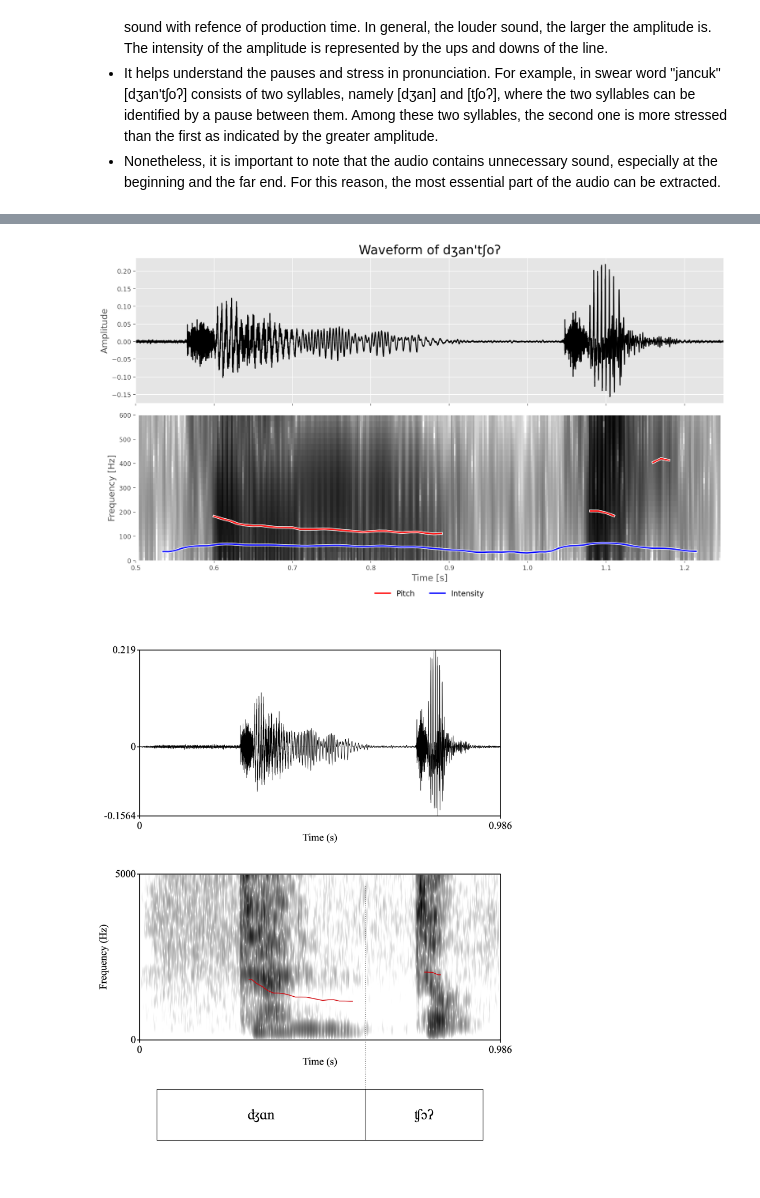
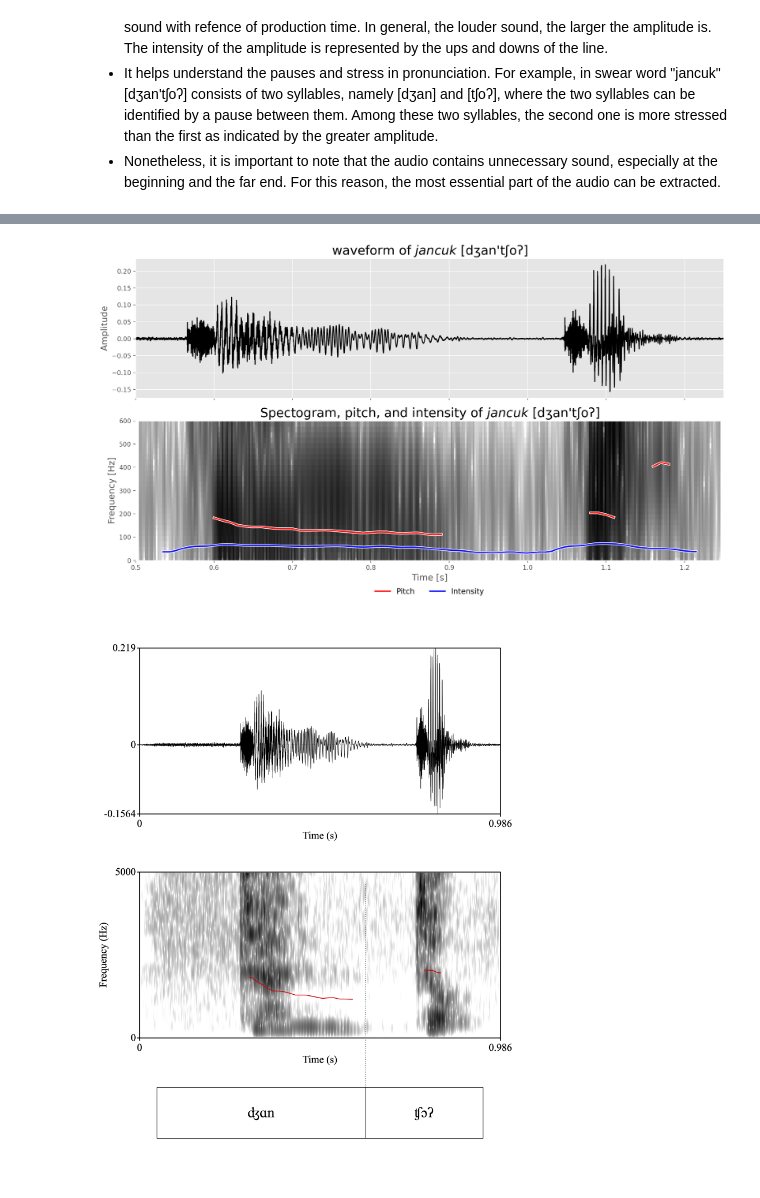
Before and after one commit to LingAdeu/python-for-linguistic-analysis, a Jupyter notebook: notebook/03_acoustic-phonetics.ipynb, the cells around one changed output, grey strips where cells are left out. Cells and saved outputs as stored; diff of their text form; code cells hidden in the pictures.

```diff
--- a/notebook/03_acoustic-phonetics.ipynb
+++ b/notebook/03_acoustic-phonetics.ipynb
@@ -115,30 +117,31 @@ plt.show()
 # %%
 fig, (ax1, ax2) = plt.subplots(2, 1, figsize=(14, 8), dpi=200, sharex=True)
 
 # plot waveform in ax1
 ax1.plot(snd_filtered.xs(), snd_filtered.values.T, color='black')
 ax1.set_ylabel("Amplitude", size=14)
-ax1.set_title("Waveform of dʒan'tʃoʔ", size=20)
+ax1.set_title("waveform of $jancuk$ [dʒan\'tʃoʔ]", size=20)
 ax1.grid(True)
 
 # add spectogram, pitch, and intensity
 ax2.set_facecolor('none')
 plt.sca(ax2)
 draw_spectrogram(spec)
 draw_pitch(pitch)
 draw_intensity(intensity)
 ax2.set_xlabel("Time [s]", size=14)
 ax2.set_ylabel("Frequency [Hz]", size=14)
+ax2.set_title("Spectogram, pitch, and intensity of $jancuk$ [dʒan\'tʃoʔ]", size=20)
 ax2.grid(False)
 ax2.legend(['Pitch', 'Intensity'], loc='lower center',
            bbox_to_anchor=(0.5, -0.3), ncols=2,
            fontsize=12, frameon=False)
 x_min, x_max = 0.5, 1.25
 ax1.set_xlim(x_min, x_max)
 plt.tight_layout()
 plt.show()
 # %% [output]
-[figure, old version]
+[figure, new version]
 # %%
 from IPython.display import display
 
```
Also changed, not shown: parts of 4 cells of this notebook.
